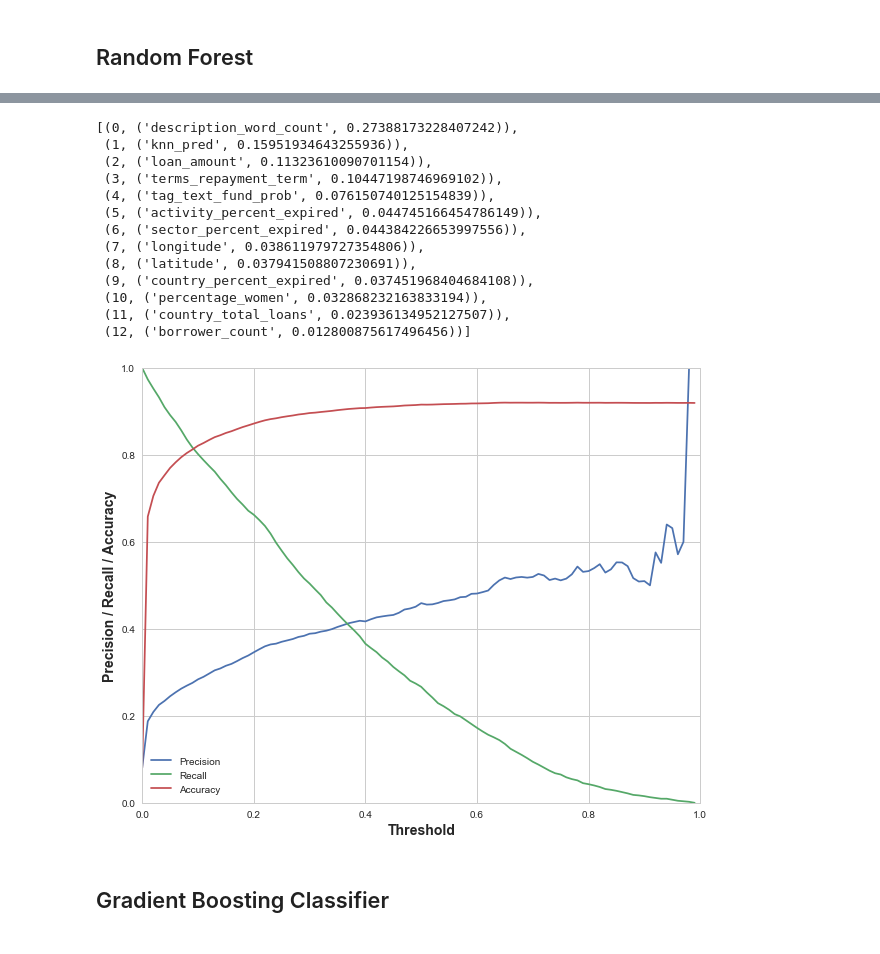
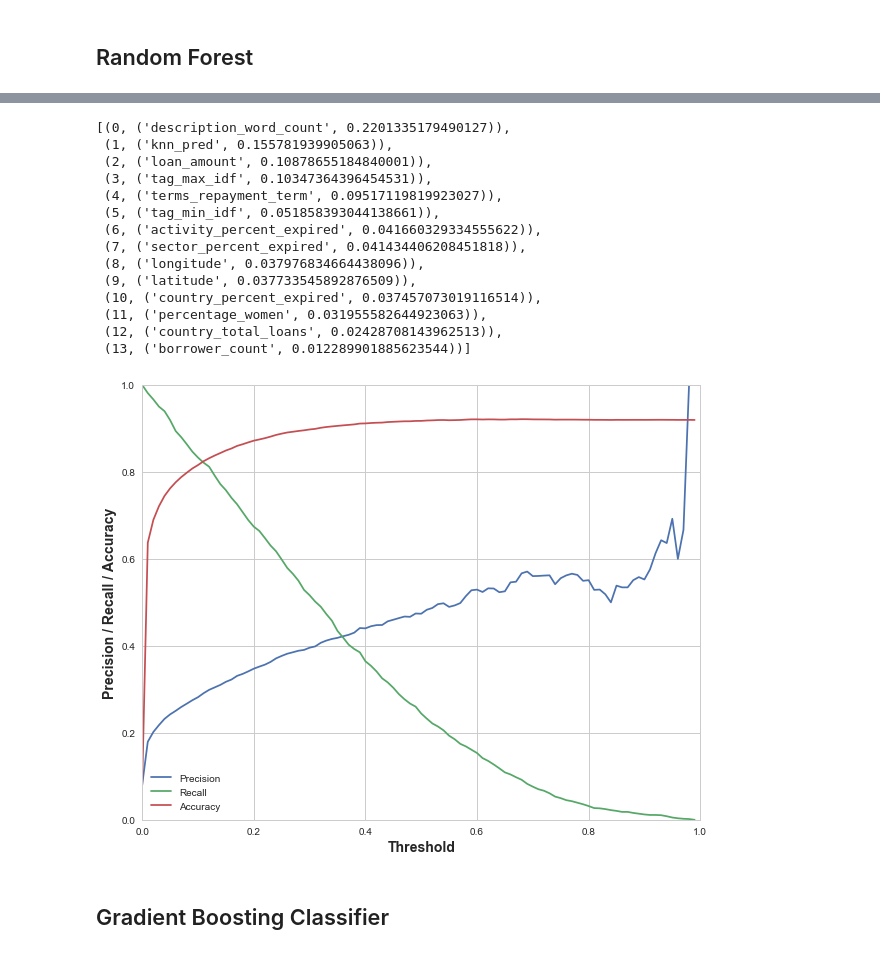
Before and after one commit to nanafwu/kiva-loan-classification, a Jupyter notebook: Kiva_Loan_Classification.ipynb, the cells around one changed output, grey strips where cells are left out. Saved outputs shown, nothing was run; the diff lists cells and outputs as text; code cells hidden in the pictures.

```diff
--- a/Kiva_Loan_Classification.ipynb
+++ b/Kiva_Loan_Classification.ipynb
@@ -237,0 +189,28 @@ See the caveats in the documentation: http://pandas.pydata.org/pandas-docs/stabl
+# %%
+#X_train['text_tag_clean'] = X_train['tag_text'].str.strip()
+tokenizer_regex = re.compile(r"[\s]")
+
+def tokenize(text):
+    clean_text = re.sub(r'[,!.$\d%&~?()#<>"=/-]', ' ', text)
+    clean_text = ' '.join(clean_text.split())
+    tokens = [tok.strip().lower() for tok in tokenizer_regex.split(clean_text)]
+    return list(tokens)
+
+
+def get_tag_idf_score():
+    """
+    Returns IDF score for each tag
+    """
+    # Array of funded loans' tags
+    docs = X_train.loc[(y_train==0), 'tag_text'].as_matrix()
+
+    tfidf = TfidfVectorizer(stop_words=frozenset(), tokenizer=tokenize, ngram_range=(1,1))
+    tfidf.fit(docs)
+
+    word_idf_score = {}
+    for vocab, vocab_index in tfidf.vocabulary_.items():
+        word_idf_score[vocab] = tfidf.idf_[vocab_index]
+    return word_idf_score
+
+tag2idf = get_tag_idf_score()
+tag2idf
@@ -238,3 +235,12 @@ See the caveats in the documentation: http://pandas.pydata.org/pandas-docs/stabl
+# %%
+def add_loan_min_max_idf_tag(row):
+    tag_text = row['tag_text']
+    tags = tokenize(tag_text)
+    loan_tags2idf = sorted([tag2idf[tag] for tag in tags])
+    row['tag_max_idf'] = loan_tags2idf[-1] or 0
+    row['tag_min_idf'] = loan_tags2idf[0] or 0
+
+    return row
 # %% [markdown]
 ### Loan Count and Expiration Percentage by Sector, Activity & Country
 
@@ -306,7 +291,7 @@ dtype: float64
 def loan_clean_engineer(row):
     """Add new fields
     `already_disbursed`, `percentage_women`, `sector_percent_expired`, `activity_percent_expired`,
-    `country_percent_expired`, `country_total_loans`, `description_word_count`, `tag_text_fund_prob`
+    `country_percent_expired`, `country_total_loans`, `description_word_count`, `tag_max_idf` and `tag_min_idf`
     """
 
     row['already_disbursed'] = False
@@ -340,9 +325,7 @@ def loan_clean_engineer(row):
         row['description_word_count'] = len(row.description.split(' '))
 
     # See if loan contains tags that are indicitive of funding
-    row['tag_text_fund_prob'] = train_medians['tag_text_fund_prob'] # default
-    if (row.tag_text):
-        row['tag_text_fund_prob'] = calc_tag_fund_prob(row.tag_text)
+    add_loan_min_max_idf_tag(row)
 
     return row
 
@@ -602,7 +587,7 @@ rf_cols =  ['loan_amount',  'latitude', 'longitude',
             'borrower_count', 'percentage_women',
             'sector_percent_expired', 'activity_percent_expired',
             'country_percent_expired', 'country_total_loans',
-            'terms_repayment_term', 'tag_text_fund_prob',
+            'terms_repayment_term', 'tag_max_idf', 'tag_min_idf',
             'description_word_count', 'knn_pred']
 
 rf_model = RandomForestClassifier(n_estimators=1000)
@@ -623,17 +608,18 @@ Log Loss:  0.213647702077
-[(0, ('description_word_count', 0.27388173228407242)),
- (1, ('knn_pred', 0.15951934643255936)),
- (2, ('loan_amount', 0.11323610090701154)),
- (3, ('terms_repayment_term', 0.10447198746969102)),
- (4, ('tag_text_fund_prob', 0.076150740125154839)),
- (5, ('activity_percent_expired', 0.044745166454786149)),
- (6, ('sector_percent_expired', 0.044384226653997556)),
- (7, ('longitude', 0.038611979727354806)),
- (8, ('latitude', 0.037941508807230691)),
- (9, ('country_percent_expired', 0.037451968404684108)),
- (10, ('percentage_women', 0.032868232163833194)),
- (11, ('country_total_loans', 0.023936134952127507)),
- (12, ('borrower_count', 0.012800875617496456))]
+[(0, ('description_word_count', 0.2201335179490127)),
+ (1, ('knn_pred', 0.155781939905063)),
+ (2, ('loan_amount', 0.10878655184840001)),
+ (3, ('tag_max_idf', 0.10347364396454531)),
+ (4, ('terms_repayment_term', 0.09517119819923027)),
+ (5, ('tag_min_idf', 0.051858393044138661)),
+ (6, ('activity_percent_expired', 0.041660329334555622)),
+ (7, ('sector_percent_expired', 0.041434406208451818)),
+ (8, ('longitude', 0.037976834664438096)),
+ (9, ('latitude', 0.037733545892876509)),
+ (10, ('country_percent_expired', 0.037457073019116514)),
+ (11, ('percentage_women', 0.031955582644923063)),
+ (12, ('country_total_loans', 0.02428708143962513)),
+ (13, ('borrower_count', 0.012289901885623544))]
-[figure, old version]
+[figure, new version]
 # %% [markdown]
 ## Gradient Boosting Classifier
 # %%
```
Also changed, not shown: parts of 17 cells of this notebook.
